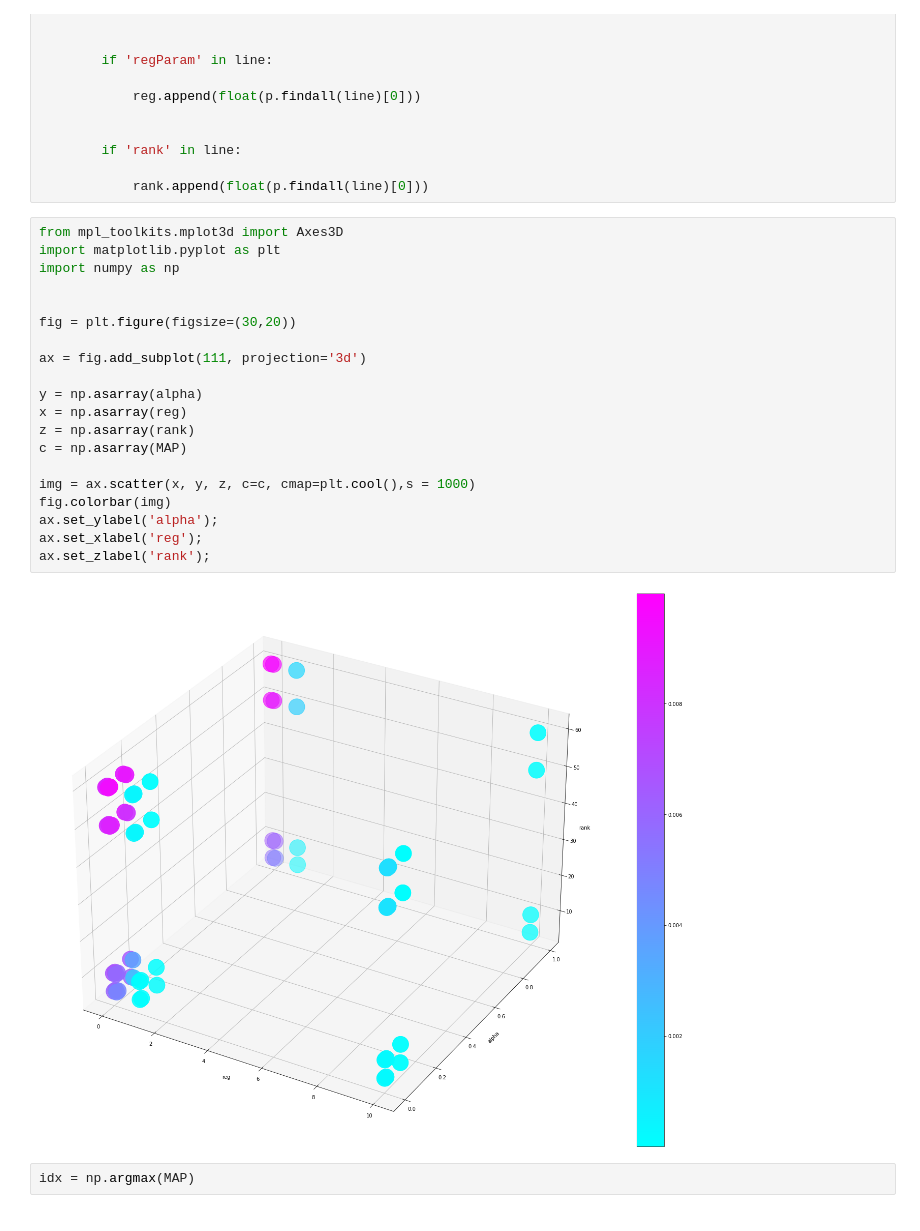
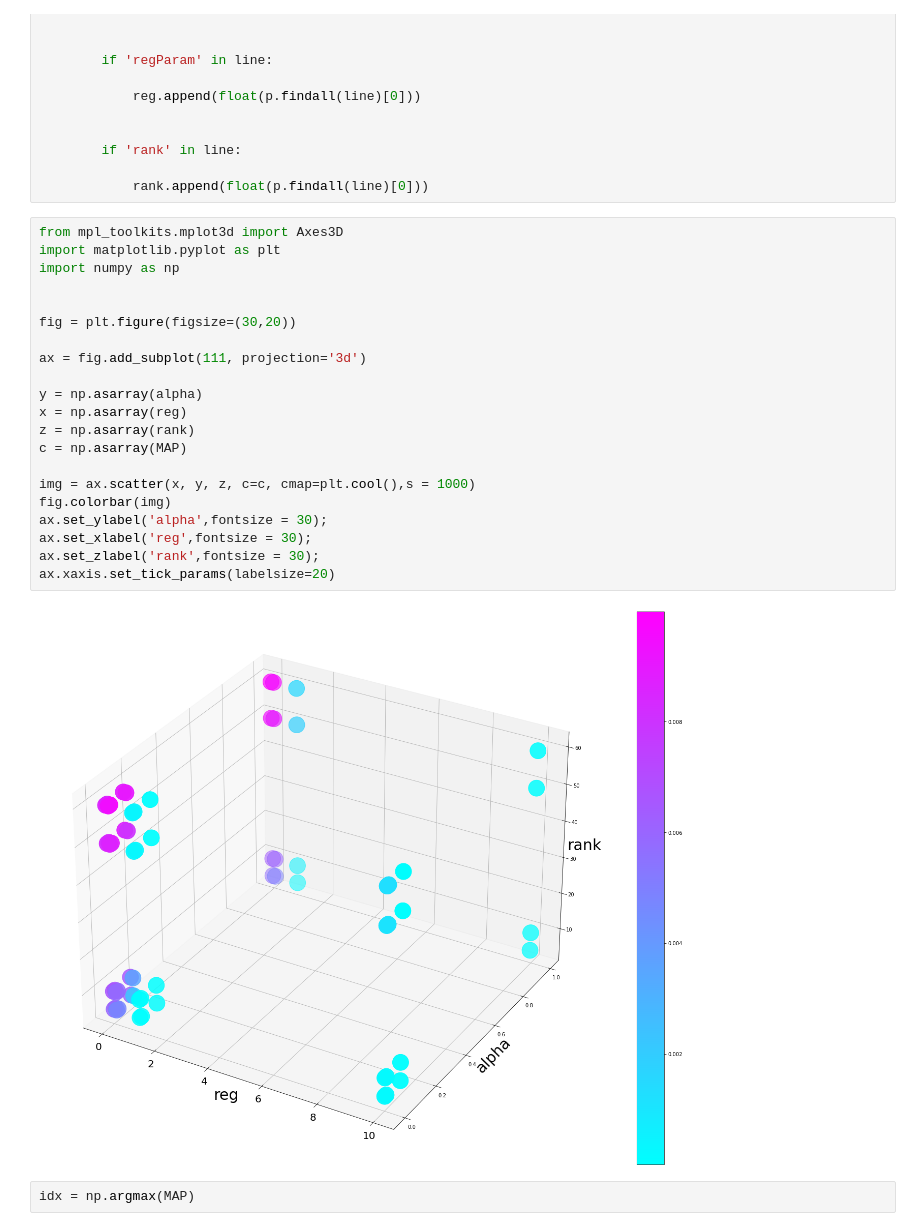
Before and after one commit to farris/recommender-system, a Jupyter notebook: GridSearchViz.ipynb, the cells around one changed output. Cells and saved outputs as stored; diff of their text form.

```diff
--- a/GridSearchViz.ipynb
+++ b/GridSearchViz.ipynb
@@ -32,25 +32,26 @@ with open('GS1.txt') as fp:
 # %%
 from mpl_toolkits.mplot3d import Axes3D
 import matplotlib.pyplot as plt
 import numpy as np
 
 
 fig = plt.figure(figsize=(30,20))
 
 ax = fig.add_subplot(111, projection='3d')
 
 y = np.asarray(alpha)
 x = np.asarray(reg)
 z = np.asarray(rank)
 c = np.asarray(MAP)
 
 img = ax.scatter(x, y, z, c=c, cmap=plt.cool(),s = 1000)
 fig.colorbar(img)
-ax.set_ylabel('alpha');
-ax.set_xlabel('reg');
-ax.set_zlabel('rank');
+ax.set_ylabel('alpha',fontsize = 30);
+ax.set_xlabel('reg',fontsize = 30);
+ax.set_zlabel('rank',fontsize = 30);
+ax.xaxis.set_tick_params(labelsize=20)
 # %% [output]
-[figure, old version]
+[figure, new version]
 # %%
 idx = np.argmax(MAP)
 # %%
```
